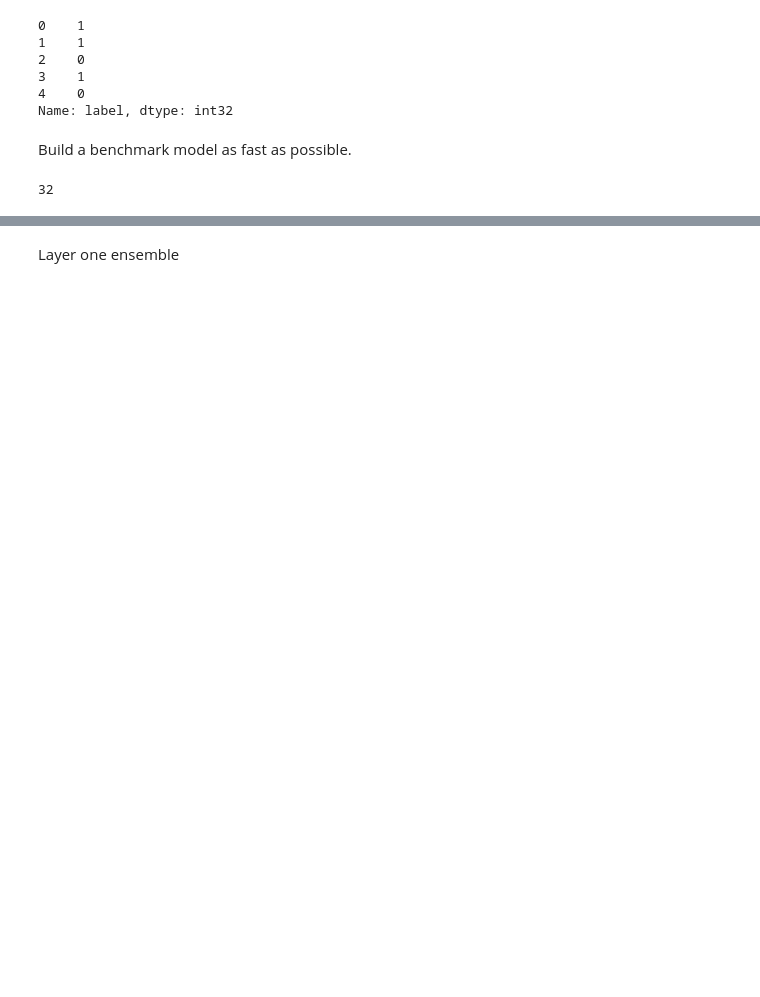
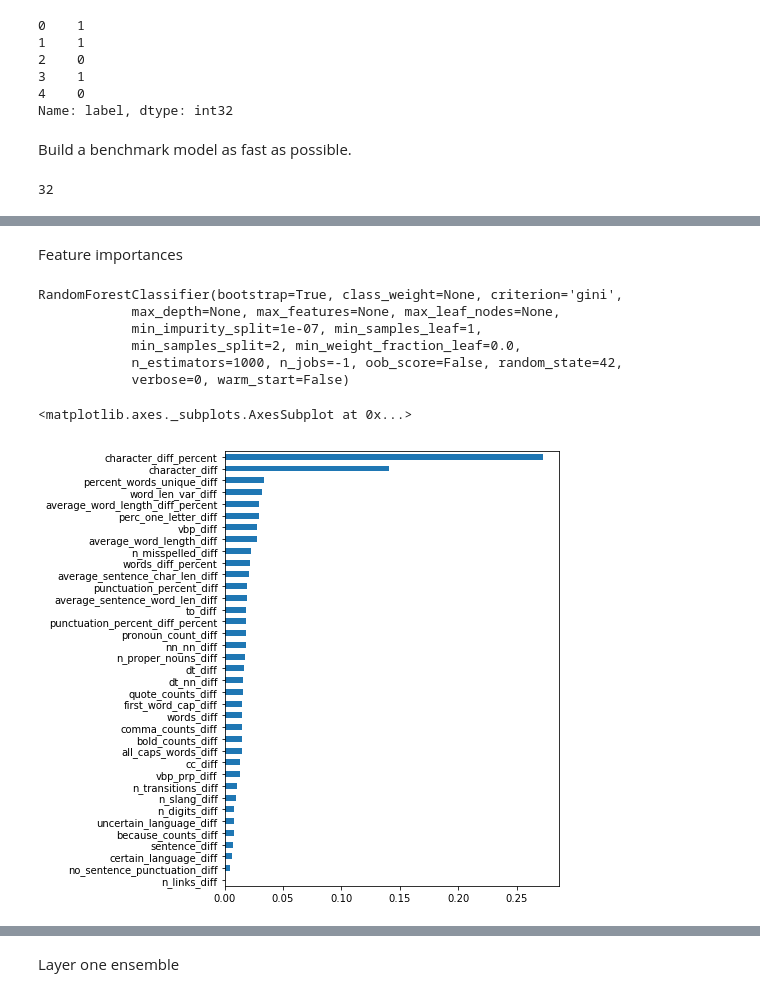
Before and after one commit to JasonSanchez/debate_comparison, a Jupyter notebook: Debate classification.ipynb, the cells around one changed output, grey strips where cells are left out. Drawn from its saved outputs; the diff is of its cells as text; code cells hidden in the pictures; blank space fills up the shorter version.

```diff
--- a/Debate classification.ipynb
+++ b/Debate classification.ipynb
@@ -478,0 +479,21 @@ Wall time: 1.8 s
+# %% [markdown]
+Feature importances
+# %%
+rf_imp = RandomForestClassifier(n_estimators=1000, max_features=None,
+                                n_jobs=-1,
+                                random_state=42)
+rf_imp.fit(X_clean, y)
+# %% [output]
+RandomForestClassifier(bootstrap=True, class_weight=None, criterion='gini',
+            max_depth=None, max_features=None, max_leaf_nodes=None,
+            min_impurity_split=1e-07, min_samples_leaf=1,
+            min_samples_split=2, min_weight_fraction_leaf=0.0,
+            n_estimators=1000, n_jobs=-1, oob_score=False, random_state=42,
+            verbose=0, warm_start=False)
+# %%
+feature_importances = pd.Series(rf_imp.feature_importances_, index=X_clean.columns)
+feature_importances.sort_values(inplace=True)
+feature_importances.plot(kind="barh", figsize=(6,8))
+# %% [output]
+<matplotlib.axes._subplots.AxesSubplot at 0x...>
+[figure, added]
```
Also changed, not shown: parts of 21 cells of this notebook.
